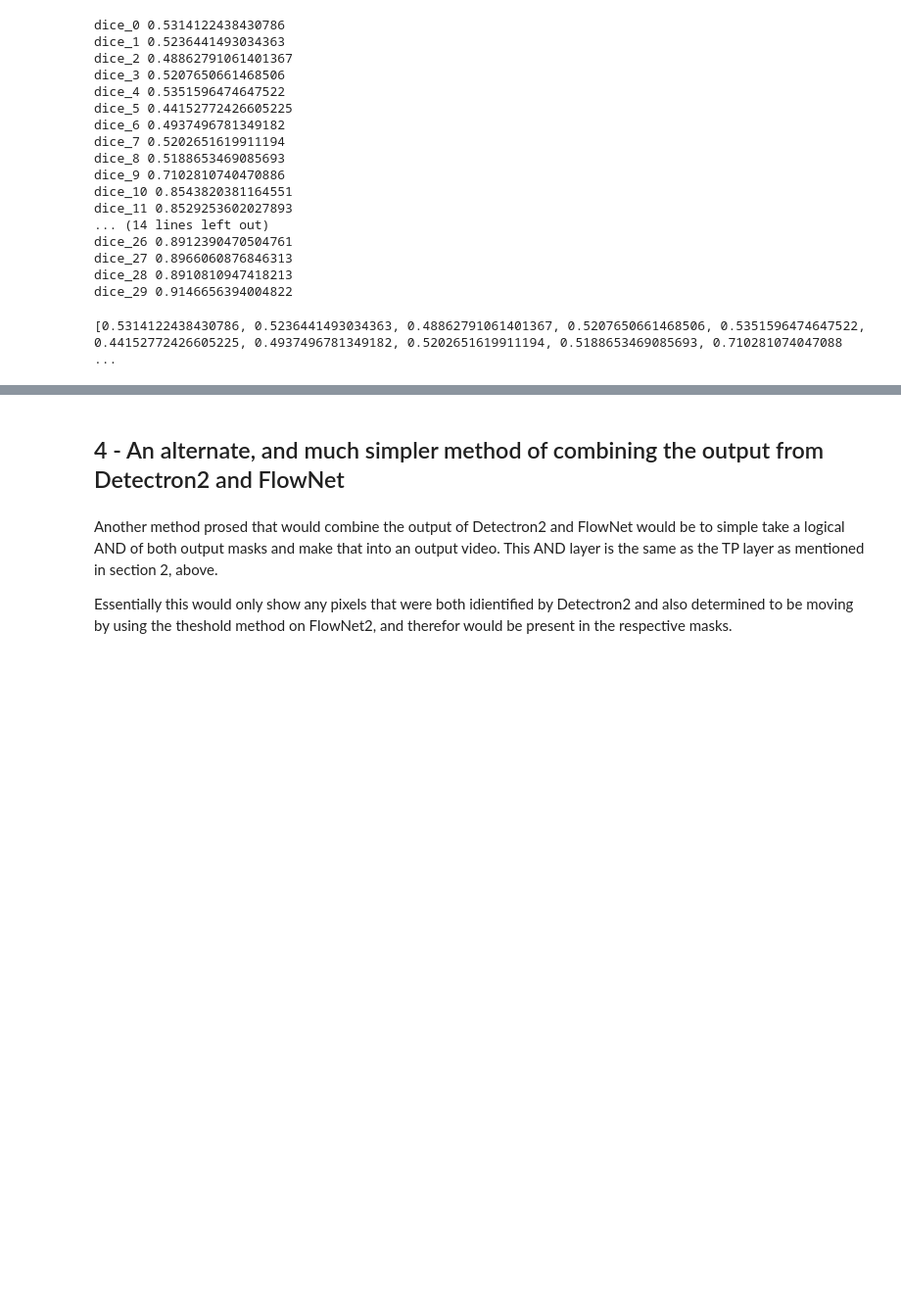
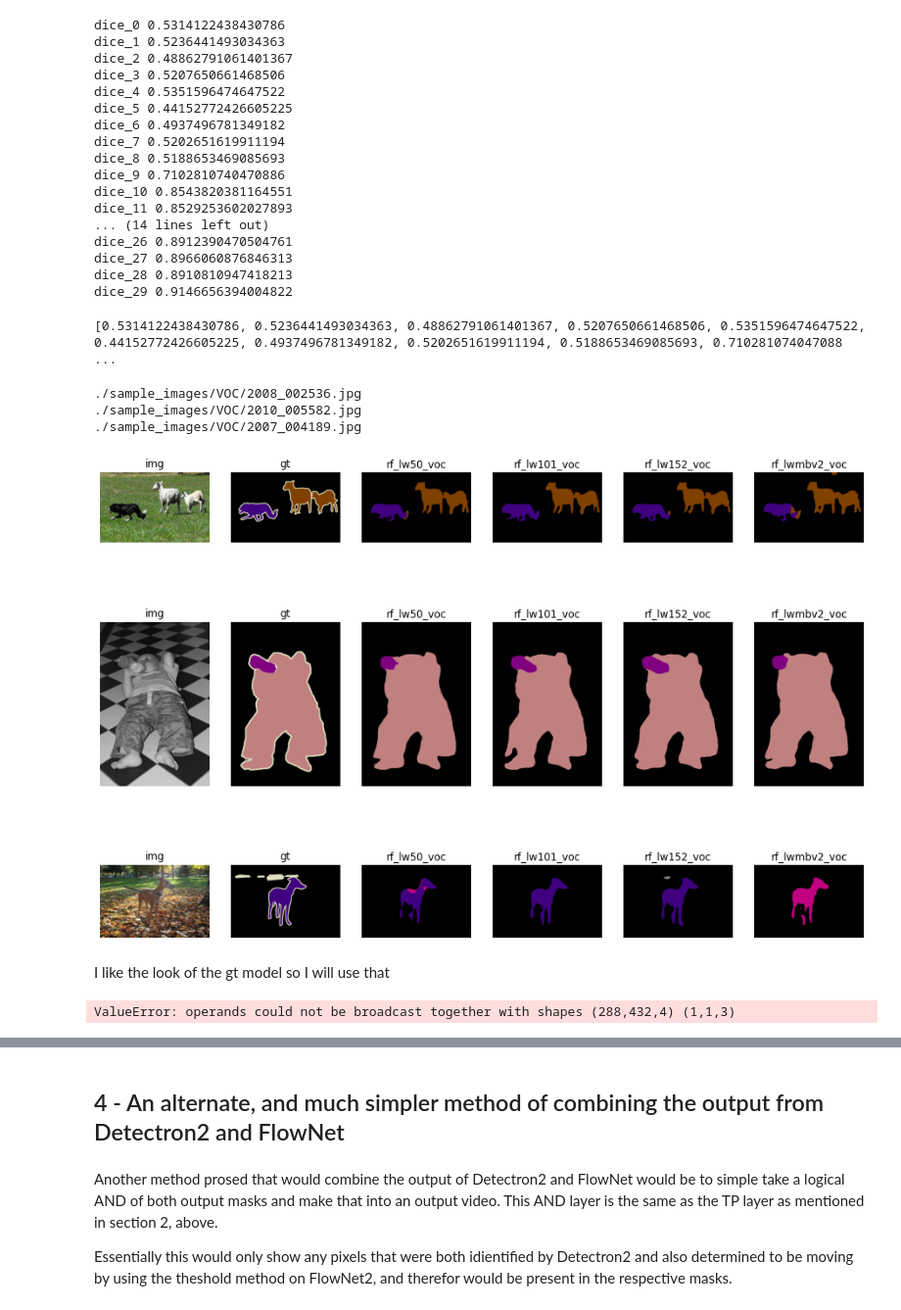
Before and after one commit to scploeger/engg3130-final-project, a Jupyter notebook: Final_Notebook_w_training.ipynb, the cells around one changed output, grey strips where cells are left out. Shown at 98% size. Saved outputs shown, nothing was run; the diff lists cells and outputs as text; code cells hidden in the pictures; blank space fills up the shorter version.

```diff
--- a/Final_Notebook_w_training.ipynb
+++ b/Final_Notebook_w_training.ipynb
@@ -996,3 +1005,79 @@ from models.resnet import rf_lw50, rf_lw101, rf_lw152
+# %%
+# Initialise models
+model_inits = {
+    'rf_lw50_voc'   : rf_lw50, # key / constructor
+    'rf_lw101_voc'  : rf_lw101,
+    'rf_lw152_voc'  : rf_lw152,
+    'rf_lwmbv2_voc': mbv2
+    }
+
+models = dict()
+for key,fun in six.iteritems(model_inits):
+    net = fun(n_classes, pretrained=True).eval()
+    if has_cuda:
+        net = net.cuda()
+    models[key] = net
+# %%
+# Figure 2 from the paper
+n_cols = len(models) + 2 # 1 - for image, 1 - for GT
+n_rows = len(imgs)
+
+plt.figure(figsize=(16, 12))
+idx = 1
+
+with torch.no_grad():
+    for img_path in imgs:
+        print(img_path)
+        img = np.array(Image.open(img_path))
+        msk = cmap[np.array(Image.open(img_path.replace('jpg', 'png')))]
+        orig_size = img.shape[:2][::-1]
+
+        img_inp = torch.tensor(prepare_img(img).transpose(2, 0, 1)[None]).float()
+        if has_cuda:
+            img_inp = img_inp.cuda()
+
+        plt.subplot(n_rows, n_cols, idx)
+        plt.imshow(img)
+        plt.title('img')
+        plt.axis('off')
+        idx += 1
+
+        plt.subplot(n_rows, n_cols, idx)
+        plt.imshow(msk)
+        plt.title('gt')
+        plt.axis('off')
+        idx += 1
+
+        for mname, mnet in six.iteritems(models):
+            segm = mnet(img_inp)[0].data.cpu().numpy().transpose(1, 2, 0)
+            segm = cv2.resize(segm, orig_size, interpolation=cv2.INTER_CUBIC)
+            segm = cmap[segm.argmax(axis=2).astype(np.uint8)]
+
+            plt.subplot(n_rows, n_cols, idx)
+            plt.imshow(segm)
+            plt.title(mname)
+            plt.axis('off')
+            idx += 1
+# %% [output]
+./sample_images/VOC/2008_002536.jpg
+./sample_images/VOC/2010_005582.jpg
+./sample_images/VOC/2007_004189.jpg
+[figure, added]
+# %% [markdown]
+I like the look of the gt model so I will use that
+# %%
+#use temp1 img to test
+with torch.no_grad():
+    img_path = "temp_1.png"
+    img = np.array(Image.open(img_path))
+    msk = cmap[np.array(Image.open(img_path.replace('jpg', 'png')))]
+    orig_size = img.shape[:2][::-1]
+
+    img_inp = torch.tensor(prepare_img(img).transpose(2, 0, 1)[None]).float()
+    if has_cuda:
+        img_inp = img_inp.cuda()
+# %% [output]
+ValueError: operands could not be broadcast together with shapes (288,432,4) (1,1,3)
 # %%
 '''import torch.optim as optim
 epochs = 5
```
Also changed, not shown: parts of 9 cells of this notebook, 1 other file.
